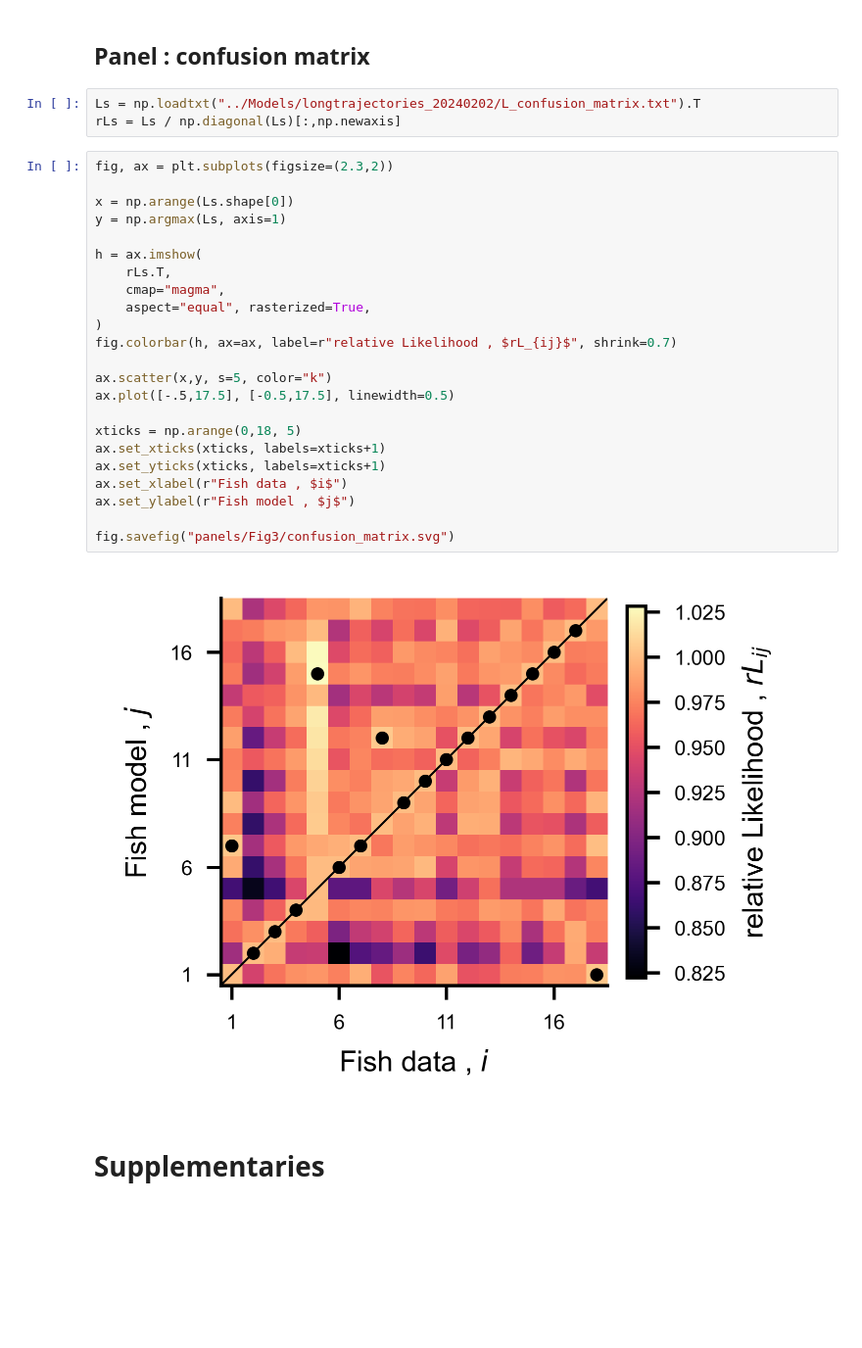
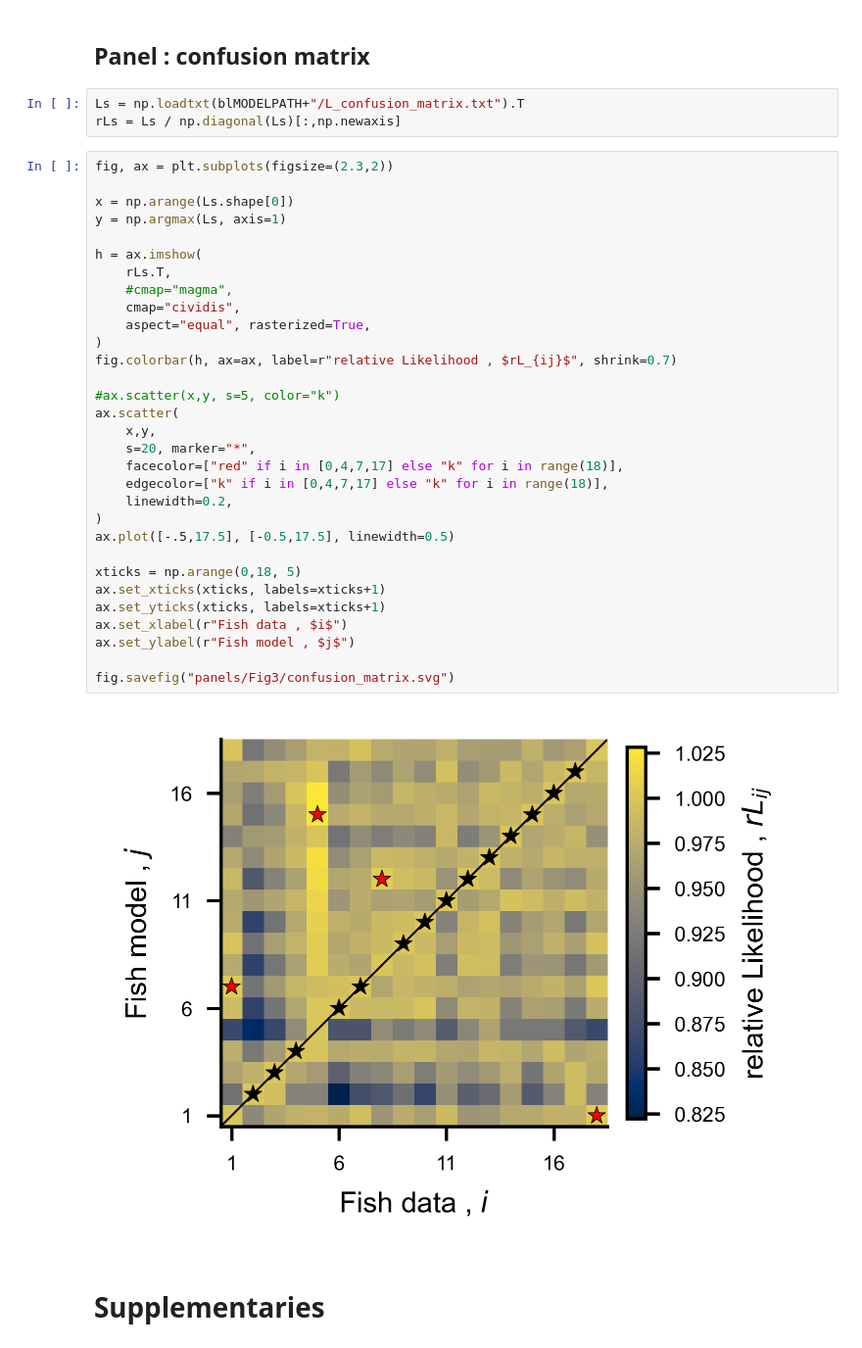
Before and after one commit to ZebrafishHMM2023/ZebrafishHMM2023_CodeAndData, a Jupyter notebook: Figures/Fig3.ipynb, the cells around one changed output. Shown: that part at 98% size. Drawn from its saved outputs; the diff is of its cells as text; blank space fills up the shorter version.

```diff
--- a/Figures/Fig3.ipynb
+++ b/Figures/Fig3.ipynb
@@ -168,33 +177,41 @@ fig.savefig("panels/Fig3/identification_curve.svg")
 # %% [markdown]
 ## Panel : confusion matrix
 # %%
-Ls = np.loadtxt("../Models/longtrajectories_20240202/L_confusion_matrix.txt").T
+Ls = np.loadtxt(blMODELPATH+"/L_confusion_matrix.txt").T
 rLs = Ls / np.diagonal(Ls)[:,np.newaxis]
 # %%
 fig, ax = plt.subplots(figsize=(2.3,2))
 
 x = np.arange(Ls.shape[0])
 y = np.argmax(Ls, axis=1)
 
 h = ax.imshow(
     rLs.T,
-    cmap="magma",
+    #cmap="magma",
+    cmap="cividis",
     aspect="equal", rasterized=True,
 )
 fig.colorbar(h, ax=ax, label=r"relative Likelihood , $rL_{ij}$", shrink=0.7)
 
-ax.scatter(x,y, s=5, color="k")
+#ax.scatter(x,y, s=5, color="k")
+ax.scatter(
+    x,y,
+    s=20, marker="*",
+    facecolor=["red" if i in [0,4,7,17] else "k" for i in range(18)],
+    edgecolor=["k" if i in [0,4,7,17] else "k" for i in range(18)],
+    linewidth=0.2,
+)
 ax.plot([-.5,17.5], [-0.5,17.5], linewidth=0.5)
 
 xticks = np.arange(0,18, 5)
 ax.set_xticks(xticks, labels=xticks+1)
 ax.set_yticks(xticks, labels=xticks+1)
 ax.set_xlabel(r"Fish data , $i$")
 ax.set_ylabel(r"Fish model , $j$")
 
 fig.savefig("panels/Fig3/confusion_matrix.svg")
 # %% [output]
-[figure, old version]
+[figure, new version]
 # %% [markdown]
 # Supplementaries
 # %% [markdown]
```
Also changed, not shown: parts of 8 cells of this notebook, 3 other files.
